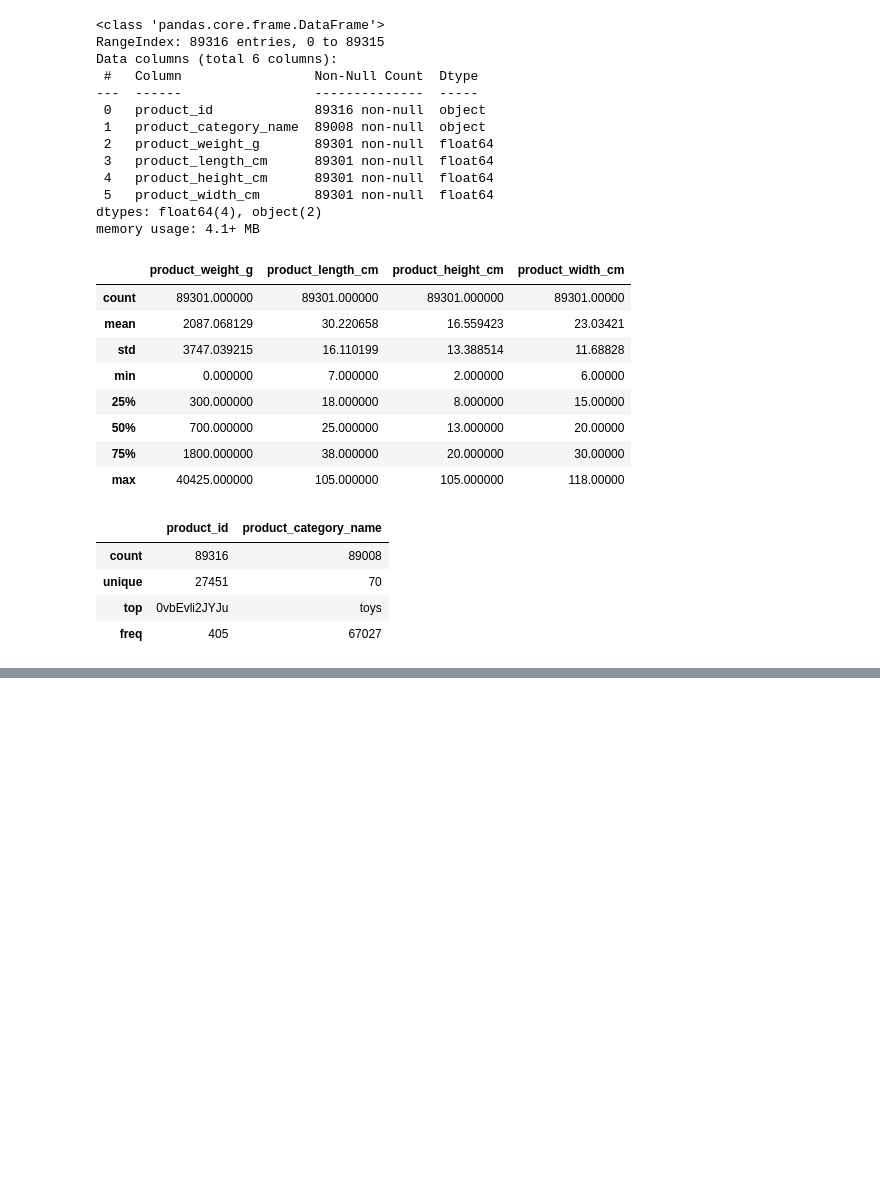
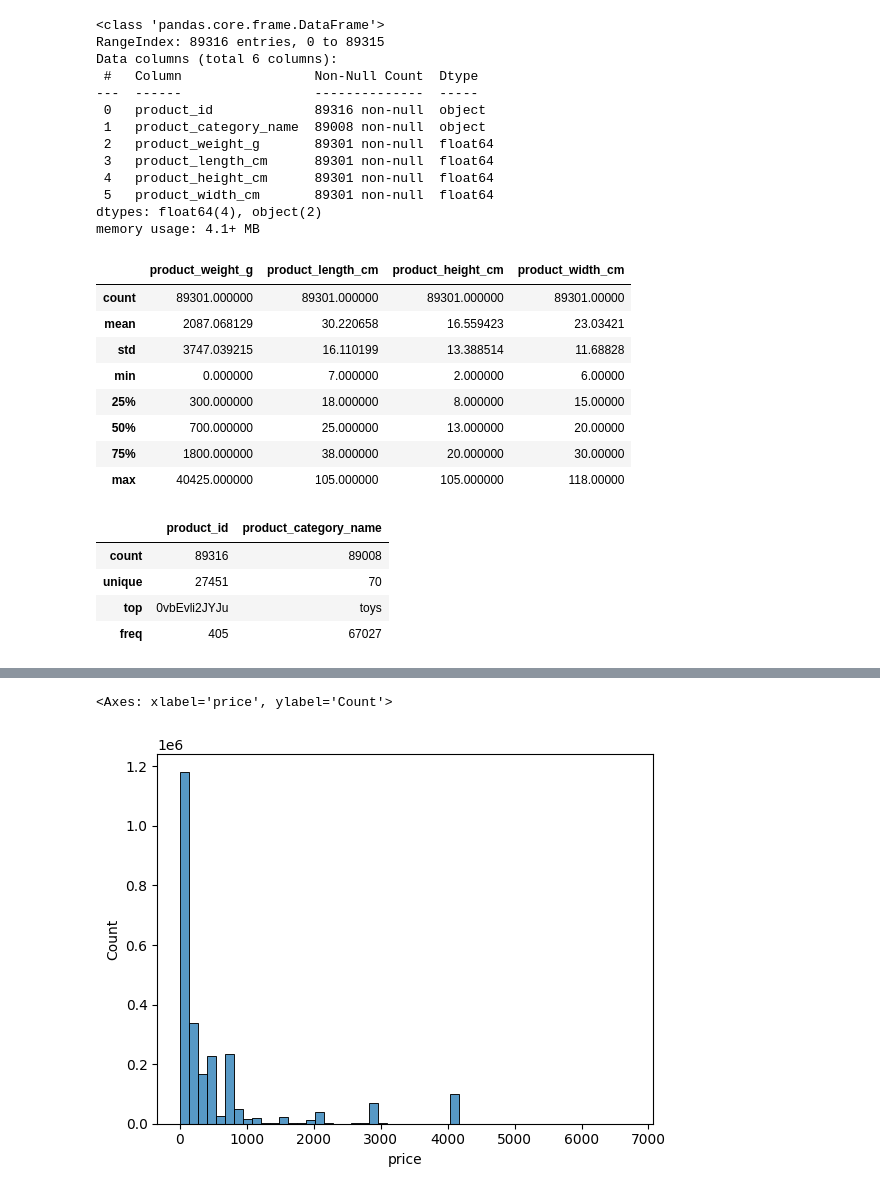
Before and after one commit to OchiengGideon/InternIntelligence_Machine_Learning_Model_Development, a Jupyter notebook: notebook.ipynb, the cells around one changed output, grey strips where cells are left out. Drawn from its saved outputs; the diff is of its cells as text; code cells hidden in the pictures; blank space fills up the shorter version.

```diff
--- a/notebook.ipynb
+++ b/notebook.ipynb
@@ -188,0 +219,3 @@ df_Products.describe(include=['O'])
+# %%
+df_orders_cleaned = order_wrangler(df_orders)
+df_orders_cleaned.head()
@@ -188,0 +271,20 @@ df_Products.describe(include=['O'])
+# %%
+def orderitem_wrangler(df):
+    """
+    Cleans and processes the order items dataset by selecting relevant columns and removing missing values.
+
+    Parameters:
+    df (pd.DataFrame): DataFrame containing order item details.
+
+    Returns:
+    pd.DataFrame: A cleaned DataFrame with the following columns:
+        - order_id
+        - product_id
+        - price
+        - shipping_charges
+    """
+
+    # Select the required columns and drop rows with missing values
+    df_cleaned = df[['order_id', 'product_id', 'price', 'shipping_charges']].dropna().copy()
+
+    return df_cleaned
@@ -188,0 +302,20 @@ df_Products.describe(include=['O'])
+# %%
+def create_combined_dataset(df_orders, df_orderitems, df_products):
+    df_orders_cleaned = order_wrangler(df_orders)
+    df_orderitems_cleaned = orderitem_wrangler(df_orderitems)
+    df_products_cleaned = products_wrangler(df_products)
+
+    # Drop duplicates if needed
+    df_products_cleaned = df_products_cleaned.drop_duplicates(subset='product_id')
+
+    # Merge orders with order items on 'order_id'
+    df_merged = pd.merge(df_orders_cleaned, df_orderitems_cleaned, on='order_id', how='inner')
+    print(f"shape for df_merges: {df_merged.shape}")
+
+    # Merge with products dataset on 'product_id'
+    df_final = pd.merge(df_merged, df_products_cleaned, on='product_id', how='inner')
+    print(f'Shape for df_final: {df_final.shape}')
+
+    return df_final
+# %%
+train_df = create_combined_dataset(df_orders=df_orders, df_orderitems=df_orderitem,df_products=df_Products)
@@ -188,0 +341,5 @@ df_Products.describe(include=['O'])
+# %%
+sns.histplot(data=train_df, x='price', bins = 50)
+# %% [output]
+<Axes: xlabel='price', ylabel='Count'>
+[figure, added]
```
Also changed, not shown: parts of 9 cells of this notebook.
